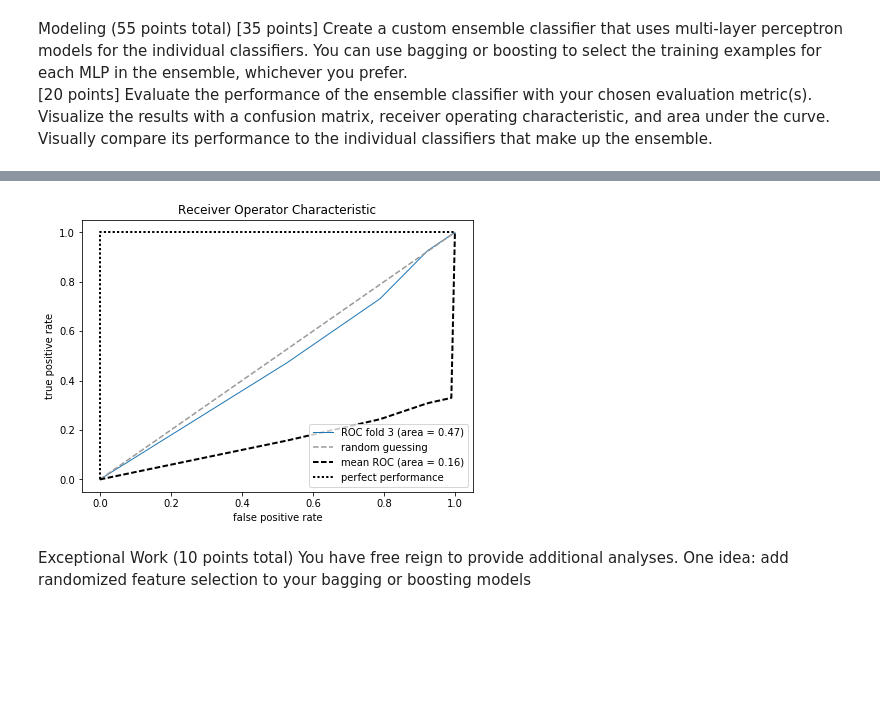
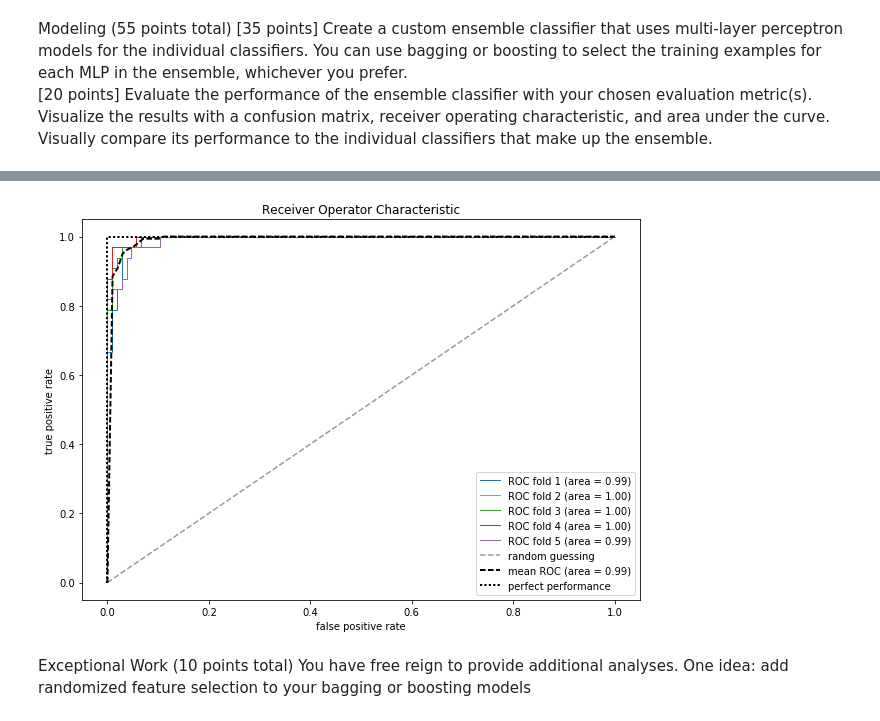
Before and after one commit to LukeWood/LightningMcQueenClassification, a Jupyter notebook: Lab6-Main.ipynb, the cells around one changed output, grey strips where cells are left out. Drawn from its saved outputs; the diff is of its cells as text; code cells hidden in the pictures; blank space fills up the shorter version.

```diff
--- a/Lab6-Main.ipynb
+++ b/Lab6-Main.ipynb
@@ -153,13 +165,12 @@ Modeling (55 points total)
 # %%
-from sklearn.neural_network import MLPClassifier
-
-class MLPEnsemble():
+from sklearn.base import ClassifierMixin, BaseEstimator
+class MLPEnsemble(BaseEstimator, ClassifierMixin):
     def __init__(self, n_classifiers=1, n_samples=1.0, clf_args={}):
         self.classifiers = []
         self.n_classifiers = n_classifiers
         self.n_samples = n_samples
         for _ in range(self.n_classifiers):
-            self.classifiers.append(MLPClassifier(**clf_args))
+            self.classifiers.append(MLPClassifier())
 
     def fit(self, X, y):
         self.classifiers_ = []
@@ -186,78 +224,55 @@ mlp = MLPEnsemble(n_classifiers=5, n_samples=0.5)
 # %%
-from sklearn.model_selection import cross_val_score
-from sklearn.model_selection import StratifiedKFold, StratifiedShuffleSplit
-from sklearn.metrics import roc_curve, auc
-from sklearn.metrics import make_scorer, accuracy_score
-from scipy.special import expit
+from sklearn.cross_validation import StratifiedShuffleSplit, StratifiedKFold
 
-from scipy import interp
-from sklearn import __version__ as sklearn_version
-from sklearn.pipeline import make_pipeline
-from sklearn.cross_validation import StratifiedShuffleSplit, StratifiedKFold
-from sklearn.cross_validation import train_test_split
-
-X_train, X_test, y_train, y_test = train_test_split(X, y, test_size=0.20, random_state=1)
-
-#pipe_lr = Pipeline([('scl', StandardScaler()),
-#                   ('pca', PCA(n_components=2)),
-#                    ('clf', LogisticRegression(penalty='l2',
-#                                               random_state=0,
-#                                               C=100.0))])
-
-X_train2 = X[:, [4, 14]]
-cv = StratifiedKFold(y_train,
-                     n_folds=3,
-                     random_state=1)
-
-fig = plt.figure(figsize=(7, 5))
+fig = plt.figure(figsize=(10, 7))
 mean_tpr = 0.0
 mean_fpr = np.linspace(0, 1, 100)
 all_tpr = []
 
+cv = StratifiedShuffleSplit(y_train, 5)
+
 for i, (train, test) in enumerate(cv):
-     probas = pipe_lr.fit(X_train2[train], y_train[train]).predict_proba(X_train2[test])
+    probas = mlp.fit(X_train[train], y_train[train]).predict_proba(X_train[test])
 
-fpr, tpr, thresholds = roc_curve(y_train[test],
-    probas[:,1],
-    pos_label=1)
+    fpr, tpr, thresholds = roc_curve(y_train[test], probas[:,1], pos_label=1)
 
-mean_tpr += interp(mean_fpr, fpr, tpr)
-mean_tpr[0] = 0.0
-roc_auc = auc(fpr, tpr)
+    mean_tpr += interp(mean_fpr, fpr, tpr)
+    mean_tpr[0] = 0.0
+    roc_auc = auc(fpr, tpr)
 
-#Graphing the ROC and AUC
-plt.plot(fpr,
-         tpr,
-         lw=1,
-         label='ROC fold %d (area = %0.2f)'
-         % (i+1, roc_auc))
+    #Graphing the ROC and AUC
+    plt.plot(fpr,
+             tpr,
+             lw=1,
+             label='ROC fold %d (area = %0.2f)'
+             % (i+1, roc_auc))
 
 plt.plot([0, 1], [0, 1],
           linestyle='--',
           color=(0.6, 0.6, 0.6),
           label='random guessing')
 
 mean_tpr /= len(cv)
 mean_tpr[-1] = 1.0
 mean_auc = auc(mean_fpr, mean_tpr)
 plt.plot(mean_fpr, mean_tpr, 'k--',
           label='mean ROC (area = %0.2f)' % mean_auc, lw=2)
 plt.plot([0, 0, 1],
          [0, 1, 1],
          lw=2,
          linestyle=':',
          color='black',
          label='perfect performance')
 
 plt.xlim([-0.05, 1.05])
 plt.ylim([-0.05, 1.05])
 plt.xlabel('false positive rate')
 plt.ylabel('true positive rate')
 plt.title('Receiver Operator Characteristic')
 plt.legend(loc="lower right")
 plt.show()
 # %% [output]
-[figure, old version]
+[figure, new version]
 # %% [markdown]
 Exceptional Work (10 points total)
 You have free reign to provide additional analyses.
```
Also changed, not shown: parts of 2 cells of this notebook.
